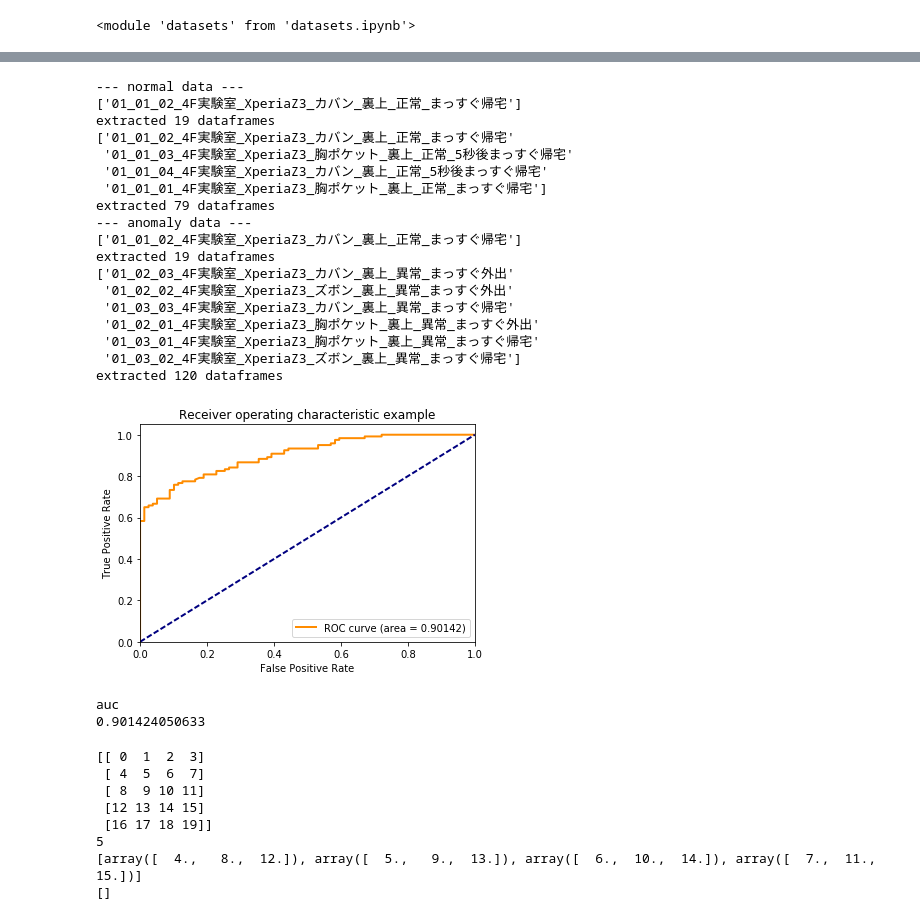
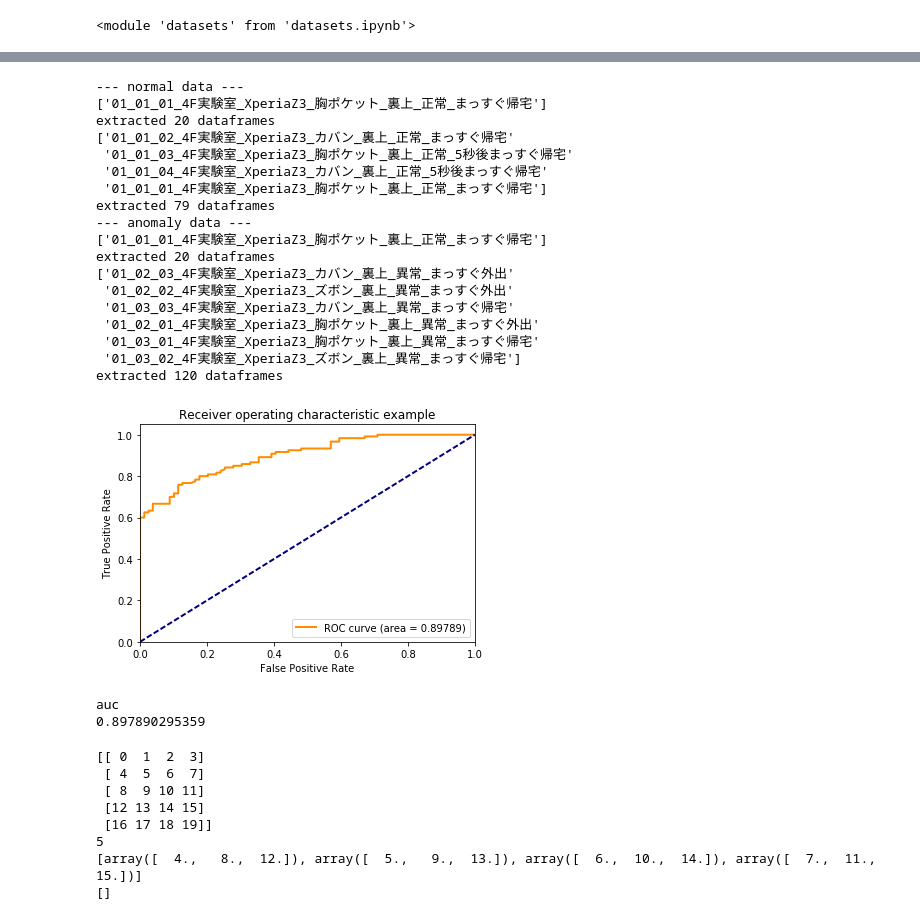
Before and after one commit to refluster/jupyter, a Jupyter notebook: 009.dkj_learn/evaluate.ipynb, the cells around one changed output, grey strips where cells are left out. Drawn from its saved outputs; the diff is of its cells as text; code cells hidden in the pictures.

```diff
--- a/009.dkj_learn/evaluate.ipynb
+++ b/009.dkj_learn/evaluate.ipynb
@@ -189,7 +189,7 @@ import estimator_rssibased as rssie
 def eval01():
     column=['rssi.a','rssi.b', ['linear_accel[0]','linear_accel[1]','linear_accel[2]']]
     before = 10
-    base = '01_01_02'
+    base = '01_01_01'
     normal = '^01_01'
     anomaly = '^01_0[23]'
 
@@ -272,7 +272,7 @@ def eval01():
     #column=['rssi.a','rssi.b', ['linear_accel[0]','linear_accel[1]','linear_accel[2]']]
     column=['rssi.a','rssi.b']
     before = 10
-    base = '01_01_02'
+    base = '01_01_01'
     normal = '^01_01'
     anomaly = '^01_0[23]'
 
@@ -290,40 +290,40 @@ def eval01():
                                                            before=before, after=0,
                                                            column=column)
 
     data_n = [d.ravel() for d in data_2d_n]
     data_o = [d.ravel() for d in data_2d_o]
 
     model = knn.EstimatorKNN()
     model.fit(data_n)
     score_n = model.decision_function(data_n)
     score_o = model.decision_function(data_o)
     auc = roc_auc.get_auc_from_normal_outlier(score_n, score_o)
     print('auc')
     print(auc)
 
 eval01()
 # %% [output]
 --- normal data ---
-['01_01_02_4F実験室_XperiaZ3_カバン_裏上_正常_まっすぐ帰宅']
-extracted 19 dataframes
+['01_01_01_4F実験室_XperiaZ3_胸ポケット_裏上_正常_まっすぐ帰宅']
+extracted 20 dataframes
 ['01_01_02_4F実験室_XperiaZ3_カバン_裏上_正常_まっすぐ帰宅'
  '01_01_03_4F実験室_XperiaZ3_胸ポケット_裏上_正常_5秒後まっすぐ帰宅'
  '01_01_04_4F実験室_XperiaZ3_カバン_裏上_正常_5秒後まっすぐ帰宅'
  '01_01_01_4F実験室_XperiaZ3_胸ポケット_裏上_正常_まっすぐ帰宅']
 extracted 79 dataframes
 --- anomaly data ---
-['01_01_02_4F実験室_XperiaZ3_カバン_裏上_正常_まっすぐ帰宅']
-extracted 19 dataframes
+['01_01_01_4F実験室_XperiaZ3_胸ポケット_裏上_正常_まっすぐ帰宅']
+extracted 20 dataframes
 ['01_02_03_4F実験室_XperiaZ3_カバン_裏上_異常_まっすぐ外出'
  '01_02_02_4F実験室_XperiaZ3_ズボン_裏上_異常_まっすぐ外出'
  '01_03_03_4F実験室_XperiaZ3_カバン_裏上_異常_まっすぐ帰宅'
  '01_02_01_4F実験室_XperiaZ3_胸ポケット_裏上_異常_まっすぐ外出'
  '01_03_01_4F実験室_XperiaZ3_胸ポケット_裏上_異常_まっすぐ帰宅'
  '01_03_02_4F実験室_XperiaZ3_ズボン_裏上_異常_まっすぐ帰宅']
 extracted 120 dataframes
-[figure, old version]
+[figure, new version]
 auc
-0.901424050633
+0.897890295359
 # %%
 a = np.arange(0,20,1)
 a = a.reshape(-1,4)
```
Also changed, not shown: parts of 1 cell of this notebook.
